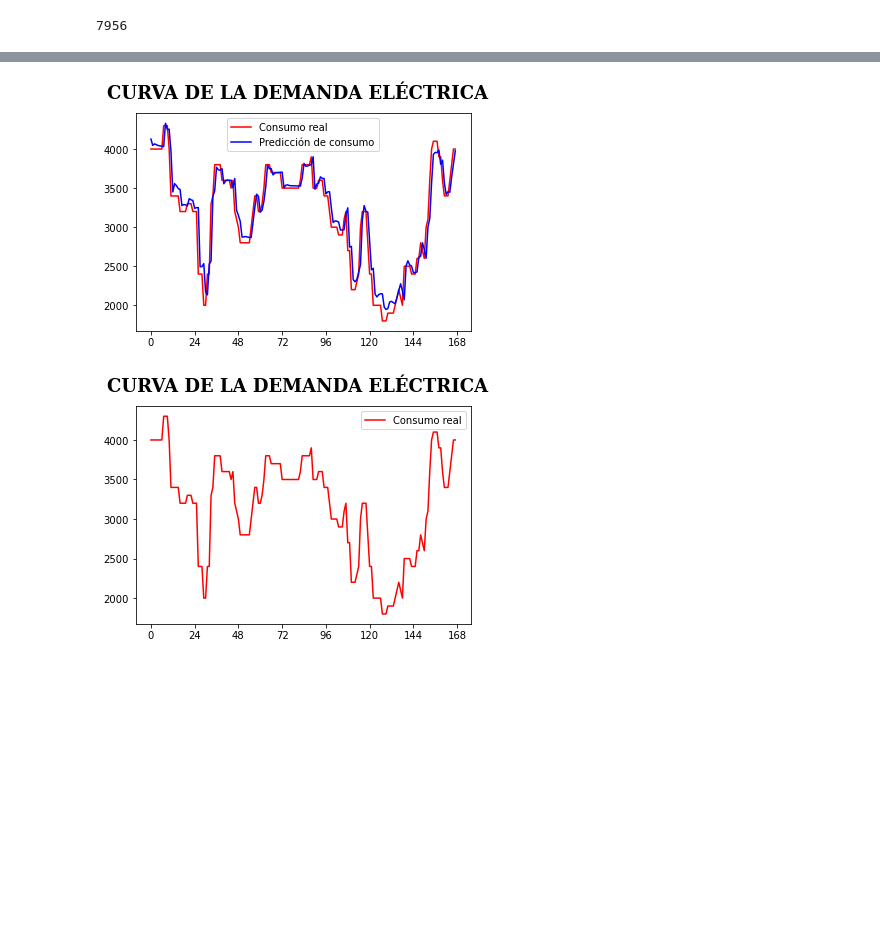
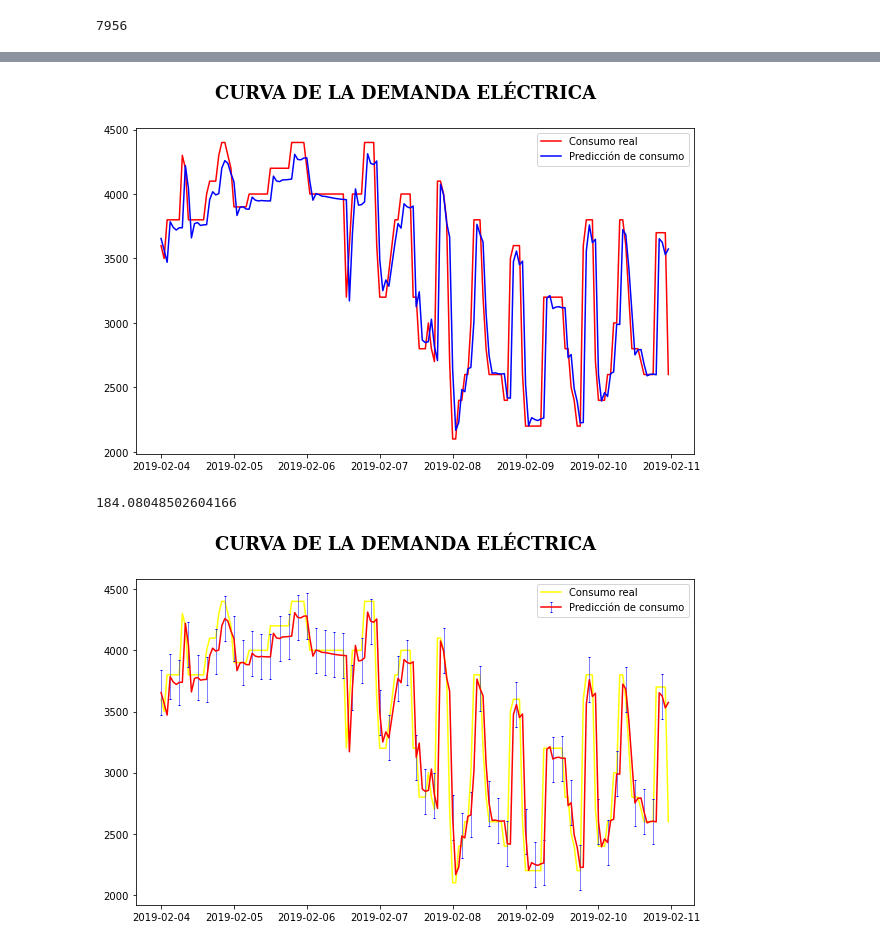
Before and after one commit to javieresk8/PowerDemandPrediction, a Jupyter notebook: NN_Models.ipynb, the cells around one changed output, grey strips where cells are left out. Cells and saved outputs as stored; diff of their text form; code cells hidden in the pictures; blank space fills up the shorter version.

```diff
--- a/NN_Models.ipynb
+++ b/NN_Models.ipynb
@@ -316,17 +366,21 @@ plt.show()
 # %%
 # Figura 5.8: Curva de la demanda eléctrica pronosticada
-#Los primeros 7 dias de febrero
-prediccion_febrero = prediccion[:168]
-fig, ax_58 = plt.subplots()
-ax_58.plot(prediccion_febrero,
+#Los primeros 7 dias(completos) de la prediccion (4 de febrero)
+semana_estudio_test_pred = data_test_pred[
+    data_test_pred.index.get_loc('2019-02-04 00:00:00'):
+    data_test_pred.index.get_loc('2019-02-11 00:00:00')]
+
+semana_estudio_test = semana_estudio_test_pred['KW-H']
+semana_estudio_pred = semana_estudio_test_pred['KW-H_PRED']
+# semana_estudio_pred
+plt.figure(figsize=(10,6))
+plt.plot(semana_estudio_pred,
            color='blue',
            label='Datos Pronosticados')
 plt.suptitle('CURVA DE LA DEMANDA PRONOSTICADA',
             fontsize = 18,
             fontweight = 'bold',
             fontfamily='serif')
-# plt.xlabel('1 1 1 2 2 2 3 3 3 4 4 4 5 5 5 6 6 7 7 7')
 plt.legend()
-ax_58.set(xticks =range(0, len(prediccion_febrero)+ 1, 24))
-# plt.show()
+plt.show()
 # %% [output]
@@ -550,14 +582,13 @@ data_pred_febr
 Name: KW-H PRED, Length: 168, dtype: float32
 # %%
+#CHECKPOINT
 # Figura 5.13: Curva de la demanda eléctrica real vs pronosticada
-#Pronostico para los ultimos 7 dias de la data de prueba
-
-fig, ax_511 = plt.subplots()
-rango = range(0, len(data_pred_febr)+1, 24)
-ax_511.plot(data_test.values[-24*7:],
+#Pronostico para los dias en estudio
+plt.figure(figsize=(10,6))
+plt.plot(semana_estudio_test,
          color='red',
          label='Consumo real')
-ax_511.plot(prediccion[-24*7:],
+plt.plot(semana_estudio_pred,
          color='blue',
          label='Predicción de consumo')
 plt.suptitle('CURVA DE LA DEMANDA ELÉCTRICA',
@@ -565,30 +596,43 @@ plt.suptitle('CURVA DE LA DEMANDA ELÉCTRICA',
             fontweight = 'bold',
             fontfamily='serif')
 plt.legend()
-ax_511.set(xticks = rango)
 plt.show()
 # %% [output]
-[figure, old version]
+[figure, new version]
 # %%
-#Gráfica de error entre curva de la demanda eléctrica real y pronosticada (semanal)
-fig, ax_511 = plt.subplots()
-rango = range(0, len(data_pred_febr)+1, 24)
-x = range(0, 24*7)
-yerror = [0.01, 0.0336]
-plt.errorbar(x,
-             data_test.values[-24*7:],
-#              yerr = yerror,
-             color='red',
-             label='Consumo real')
-# plt.plot(prediccion[-24*7:],
-#          color='blue',
-#          label='Predicción de consumo')
+#Figura 5.14: Gráfica de error entre curva de la demanda eléctrica real y pronosticada (semanal)
+
+# EROR_PROM = 0.033
+
+x = semana_estudio_test.index
+y = semana_estudio_test
+
+x_pred = x
+y_pred = semana_estudio_pred
+
+me =  (abs(y- y_pred)).mean(axis=0) #Error medio de la semana
+print(me)
+yerror = me
+plt.figure(figsize=(10,6))
+plt.plot(semana_estudio_test.index,
+         semana_estudio_test,
+         color='yellow',
+         label='Consumo real')
+plt.errorbar(x_pred,
+         y_pred,
+         yerr = yerror,
+         ecolor = 'blue',
+         elinewidth = 0.5,
+         capsize = 1,
+         errorevery = 3,
+         color='red',
+         label='Predicción de consumo')
 plt.suptitle('CURVA DE LA DEMANDA ELÉCTRICA',
             fontsize = 18,
             fontweight = 'bold',
             fontfamily='serif')
 plt.legend()
-ax_511.set(xticks = rango)
 plt.show()
 # %% [output]
+184.08048502604166
-[figure, old version]
+[figure, new version]
```
Also changed, not shown: parts of 17 cells of this notebook, 9 other files.
